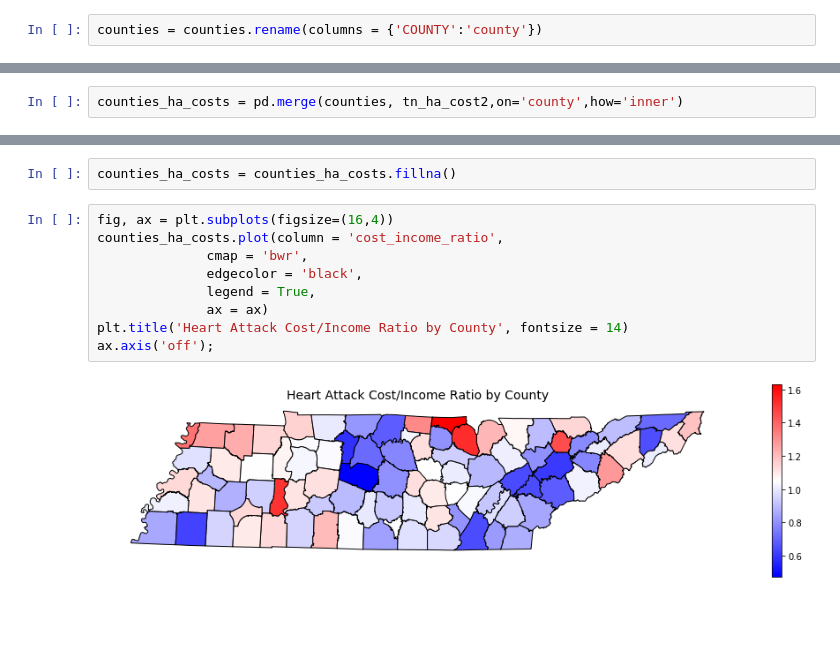
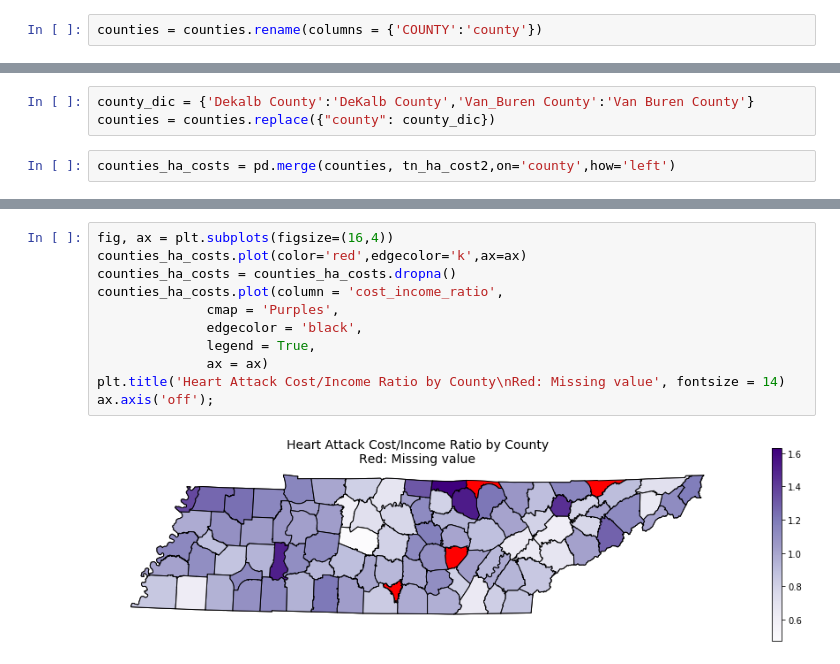
Before and after one commit to yunkaizhang/vanderbilt-data-essentials-cohort-2, a Jupyter notebook: code/YZ_code.ipynb, the cells around one changed output, grey strips where cells are left out. Drawn from its saved outputs; the diff is of its cells as text; blank space fills up the shorter version.

```diff
--- a/code/YZ_code.ipynb
+++ b/code/YZ_code.ipynb
@@ -400,4 +393,7 @@ counties.county.shape
 # %% [output]
 (99,)
+# %%
+county_dic = {'Dekalb County':'DeKalb County','Van_Buren County':'Van Buren County'}
+counties = counties.replace({"county": county_dic})
 # %%
-counties_ha_costs = pd.merge(counties, tn_ha_cost2,on='county',how='inner')
+counties_ha_costs = pd.merge(counties, tn_ha_cost2,on='county',how='left')
@@ -410,16 +419,16 @@ counties_ha_costs.head()
 | 2 | 0.141647 | 1.975747 | 4 | 82 | 64 | Sumner County | TN | POLYGON ((1802978.842360515 83777... | 68528 | Urban | ... |
 | 3 | 0.141815 | 1.769964 | 5 | 84 | 60 | Montgomery County | TN | POLYGON ((1485935.933511378 84297... | 47498 | Urban | ... |
 | 4 | 0.079980 | 1.244972 | 6 | 15 | 71 | Macon County | TN | POLYGON ((1908481.094009018 83976... | 43220 | Urban | ... |
-# %%
-counties_ha_costs = counties_ha_costs.fillna()
 # %%
 fig, ax = plt.subplots(figsize=(16,4))
+counties_ha_costs.plot(color='red',edgecolor='k',ax=ax)
+counties_ha_costs = counties_ha_costs.dropna()
 counties_ha_costs.plot(column = 'cost_income_ratio',
-              cmap = 'bwr',
+              cmap = 'Purples',
               edgecolor = 'black',
               legend = True,
               ax = ax)
-plt.title('Heart Attack Cost/Income Ratio by County', fontsize = 14)
+plt.title('Heart Attack Cost/Income Ratio by County\nRed: Missing value', fontsize = 14)
 ax.axis('off');
 # %% [output]
-[figure, old version]
+[figure, new version]
```
Also changed, not shown: parts of 7 cells of this notebook.
